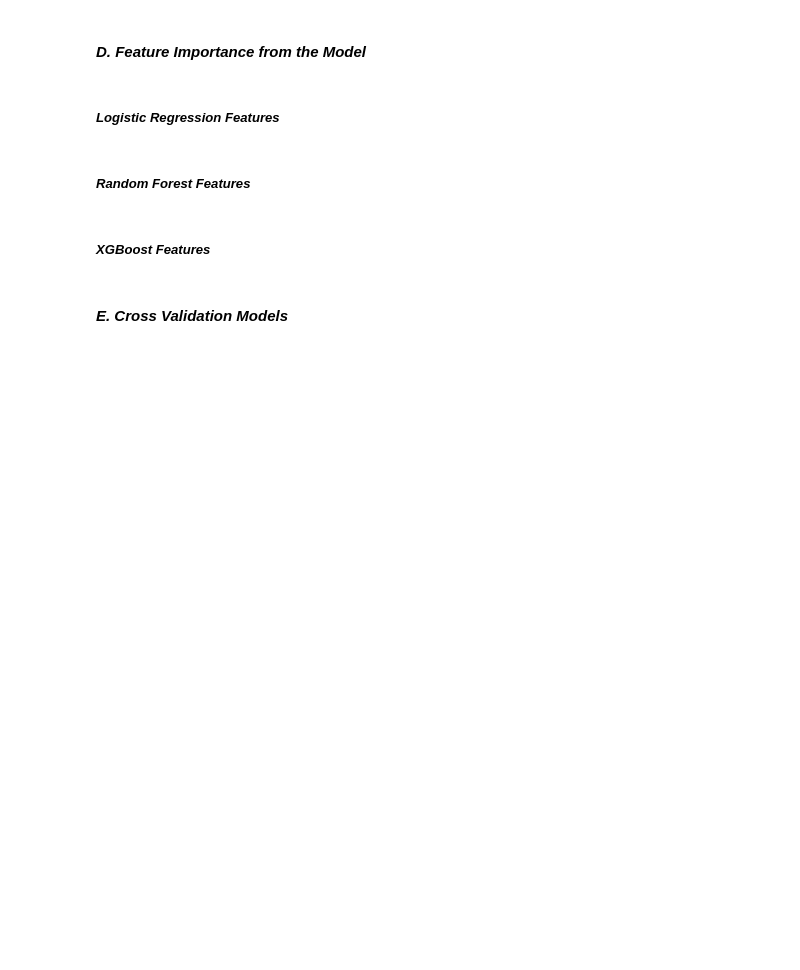
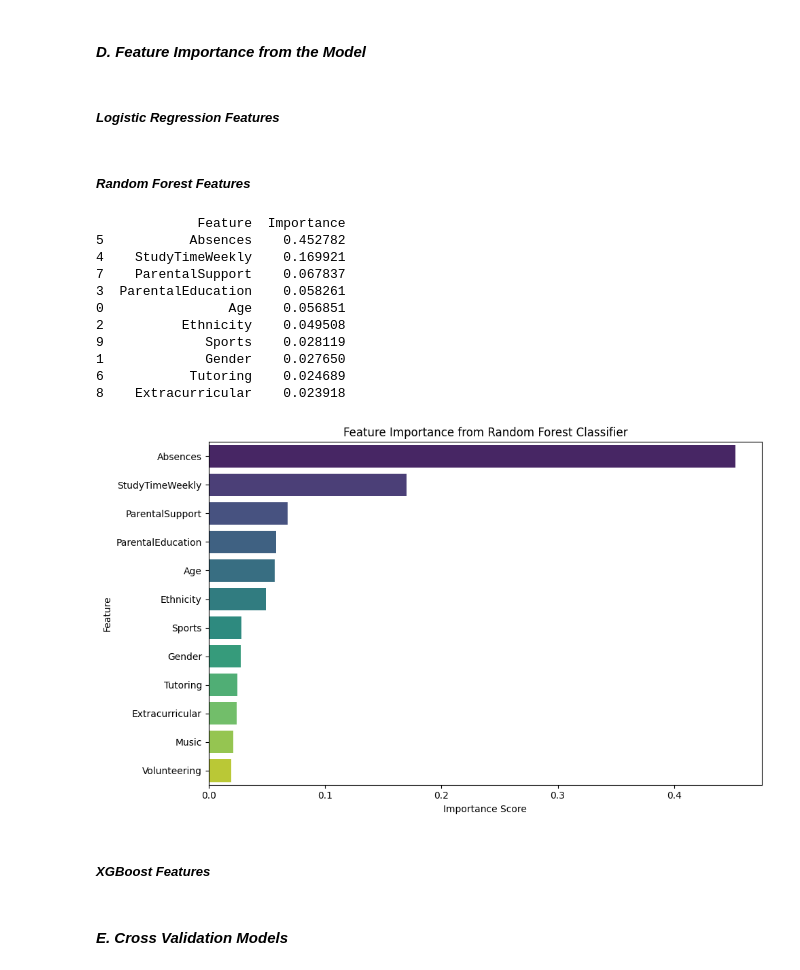
Before and after one commit to CountessOreo/Grade-Prediction-Tool, a Jupyter notebook: notebooks/Prepare_Data.ipynb, the cells around one changed output. Drawn from its saved outputs; the diff is of its cells as text; code cells hidden in the pictures; blank space fills up the shorter version.

Commit message:
Updated Random Forest Classifier

```diff
--- a/notebooks/Prepare_Data.ipynb
+++ b/notebooks/Prepare_Data.ipynb
@@ -1761,44 +1773,48 @@ plt.show()
 # %%
 # ----------------------------------------
 # d.) Feature Importance
 # ----------------------------------------
 
 #----------------------------------------
 #Getting feature importances from model
 #----------------------------------------
-imp = rf_model.feature_importances_
+importances = model.feature_importances_
 
-#---------------------------------------
-#Creates list of the feature names
-#---------------------------------------
-feature_names = x_train.columns
+#------------------------------------------------------------------
+#Creates data frame with feature names and their importance values
+feature_importance_df = pd.DataFrame({
+    'Feature': x_train.columns,
+    'Importance': importances
+}).sort_values(by='Importance', ascending=False)
 
-#--------------------------------------------------
-#Sorts the feature importnaces in decending order
-#--------------------------------------------------
-indices = imp.argsort()[::-1]
-
-#-----------------------------------
-# Creates a sorted labeled list
-#-----------------------------------
-importance_df = pd.Series(imp, index=feature_names)
-sorted_importance = importance_df.sort_values(ascending=False)
-
-#---------------
-# Prints list
-#---------------
-print("Top Feature Importances:")
-print(sorted_importance)
+#----------------------
+#Displays top features
+#----------------------
+print(feature_importance_df.head(10))
 
 #---------------------------------------------
 #Creates the plot of the feature importances
 #---------------------------------------------
-plt.figure(figsize=(10, 6))
-plt.title("Feature Importance")
-plt.barh(range(len(indices)), imp[indices], align="center")
-plt.yticks(range(len(indices)), [feature_names[i] for i in indices])
-plt.xlabel("Relative Importance")
+plt.figure(figsize=(10,6))
+sns.barplot(x='Importance', y='Feature', data=feature_importance_df, palette='viridis')
+plt.title('Feature Importance from Random Forest Classifier')
+plt.xlabel('Importance Score')
+plt.ylabel('Feature')
+plt.tight_layout()
 plt.show()
+# %% [output]
+             Feature  Importance
+5           Absences    0.452782
+4    StudyTimeWeekly    0.169921
+7    ParentalSupport    0.067837
+3  ParentalEducation    0.058261
+0                Age    0.056851
+2          Ethnicity    0.049508
+9             Sports    0.028119
+1             Gender    0.027650
+6           Tutoring    0.024689
+8    Extracurricular    0.023918
+[figure, added]
 # %% [markdown]
 ##### ***XGBoost Features***
 # %% [markdown]
```
Also changed, not shown: parts of 3 cells of this notebook.
